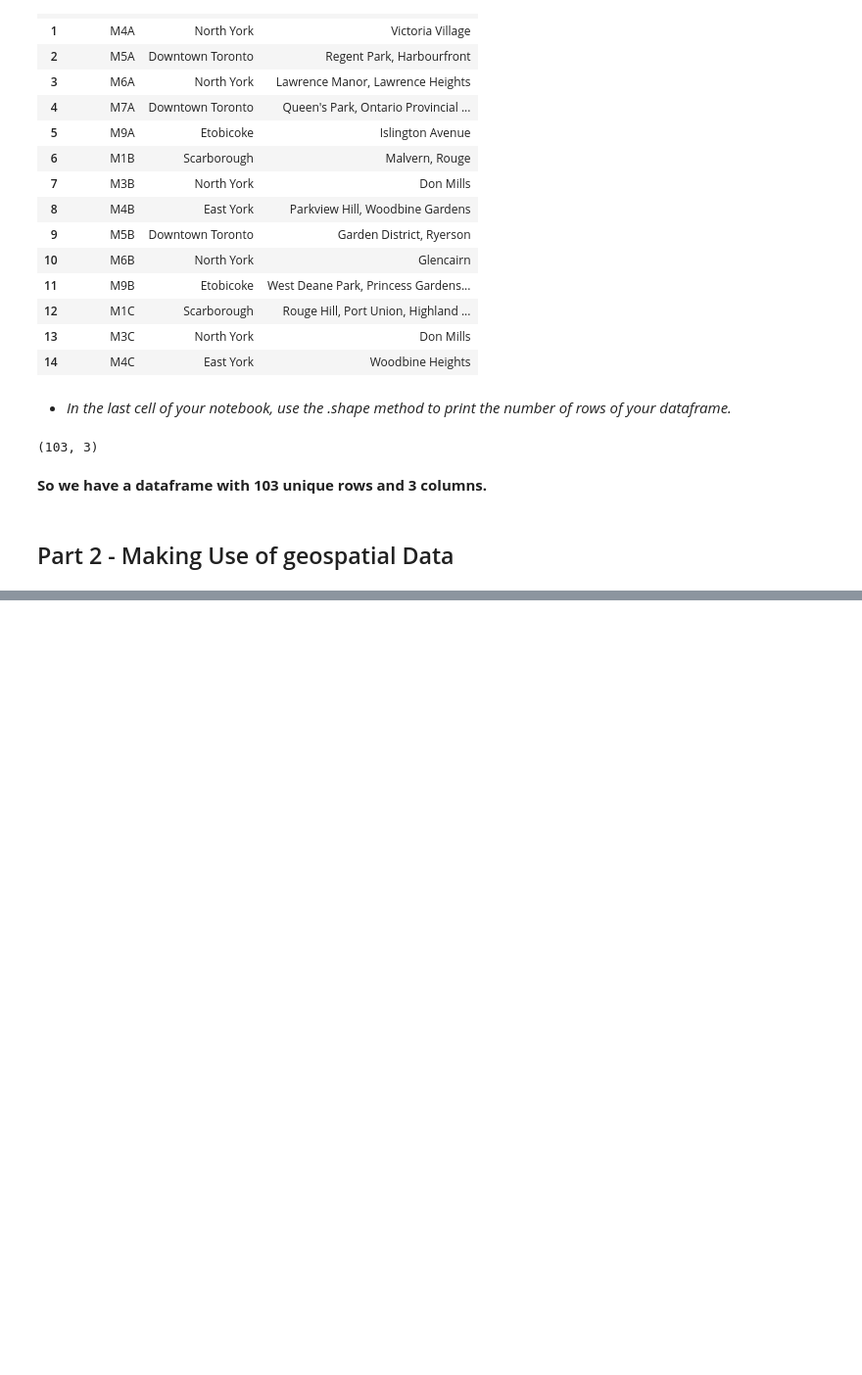
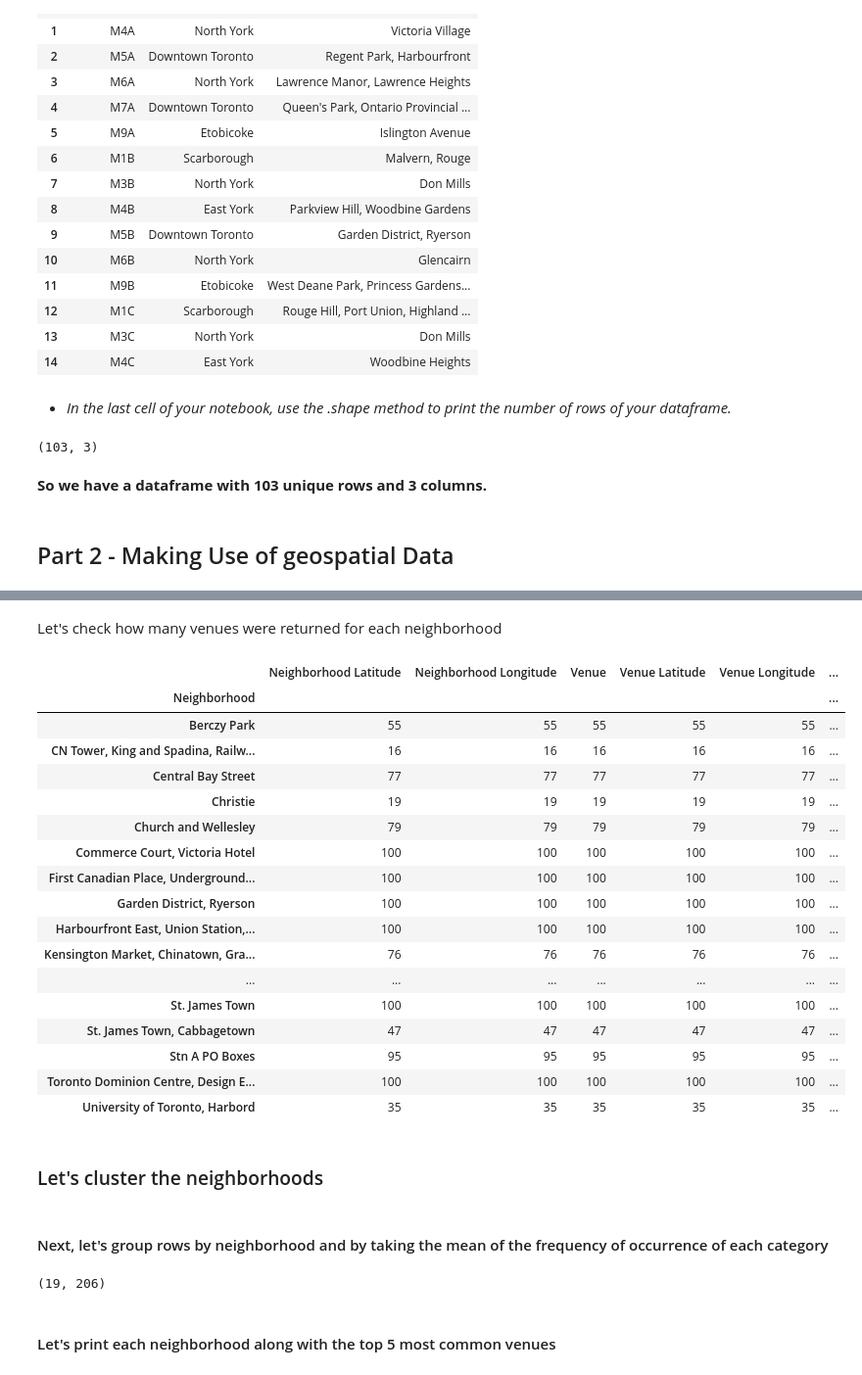
Before and after one commit to Funisher-code/Coursera_Capstone, a Jupyter notebook: scraping_from_wikipedia.ipynb, the cells around one changed output, grey strips where cells are left out. Shown at 98% size. Drawn from its saved outputs; the diff is of its cells as text; code cells hidden in the pictures; blank space fills up the shorter version.

```diff
--- a/scraping_from_wikipedia.ipynb
+++ b/scraping_from_wikipedia.ipynb
@@ -125,0 +390,19 @@ df.shape
+# %%
+# create map of Toronto using latitude and longitude values of all neighbourhoods
+map_folium = folium.Map(location=[latitude, longitude], zoom_start=13)
+
+# add markers to map
+for lat, lng, borough, neighborhood in zip(df_downtown['Latitude'], df_downtown['Longitude'], df_downtown['Borough'], df_downtown['Neighborhood']):
+    label = '{}, {}'.format(neighborhood, borough)
+    label = folium.Popup(label, parse_html=True)
+    folium.CircleMarker(
+        [lat, lng],
+        radius=5,
+        popup=label,
+        color='yellow',
+        fill=True,
+        fill_color='#3186cc',
+        fill_opacity=0.7,
+        parse_html=False).add_to(map_folium)
+
+map_folium
@@ -125,0 +413,8 @@ df.shape
+# %%
+cred=pd.read_json(r'cred_foursquare.json')
+# %%
+VERSION=cred['keys'][0]['scriptvalue'] # Foursquare API version
+CLIENT_ID=cred['keys'][1]['scriptvalue'] # Foursquare ID
+CLIENT_SECRET=cred['keys'][2]['scriptvalue'] # Foursquare Secret
+
+LIMIT=100
@@ -125,0 +465,5 @@ df.shape
+# %%
+downtown_venues = getNearbyVenues(names=df_downtown['Neighborhood'],
+                                   latitudes=df_downtown['Latitude'],
+                                   longitudes=df_downtown['Longitude']
+                                  )
@@ -125,0 +505,27 @@ df.shape
+# %% [markdown]
+Let's check how many venues were returned for each neighborhood
+# %%
+downtown_venues.groupby('Neighborhood').count()
+# %% [output]
+|  | Neighborhood Latitude | Neighborhood Longitude | Venue | Venue Latitude | Venue Longitude | ... |
+| Neighborhood |  |  |  |  |  | ... |
+| Berczy Park | 55 | 55 | 55 | 55 | 55 | ... |
+| CN Tower, King and Spadina, Railw... | 16 | 16 | 16 | 16 | 16 | ... |
+| Central Bay Street | 77 | 77 | 77 | 77 | 77 | ... |
+| Christie | 19 | 19 | 19 | 19 | 19 | ... |
+| Church and Wellesley | 79 | 79 | 79 | 79 | 79 | ... |
+| Commerce Court, Victoria Hotel | 100 | 100 | 100 | 100 | 100 | ... |
+| First Canadian Place, Underground... | 100 | 100 | 100 | 100 | 100 | ... |
+| Garden District, Ryerson | 100 | 100 | 100 | 100 | 100 | ... |
+| Harbourfront East, Union Station,... | 100 | 100 | 100 | 100 | 100 | ... |
+| Kensington Market, Chinatown, Gra... | 76 | 76 | 76 | 76 | 76 | ... |
+| ... | ... | ... | ... | ... | ... | ... |
+| St. James Town | 100 | 100 | 100 | 100 | 100 | ... |
+| St. James Town, Cabbagetown | 47 | 47 | 47 | 47 | 47 | ... |
+| Stn A PO Boxes | 95 | 95 | 95 | 95 | 95 | ... |
+| Toronto Dominion Centre, Design E... | 100 | 100 | 100 | 100 | 100 | ... |
+| University of Toronto, Harbord | 35 | 35 | 35 | 35 | 35 | ... |
+# %% [markdown]
+### Let's cluster the neighborhoods
+# %% [markdown]
+#### Next, let's group rows by neighborhood and by taking the mean of the frequency of occurrence of each category
@@ -125,0 +544,6 @@ df.shape
+# %%
+downtown_grouped.shape
+# %% [output]
+(19, 206)
+# %% [markdown]
+#### Let's print each neighborhood along with the top 5 most common venues
```
Also changed, not shown: parts of 60 cells of this notebook.
